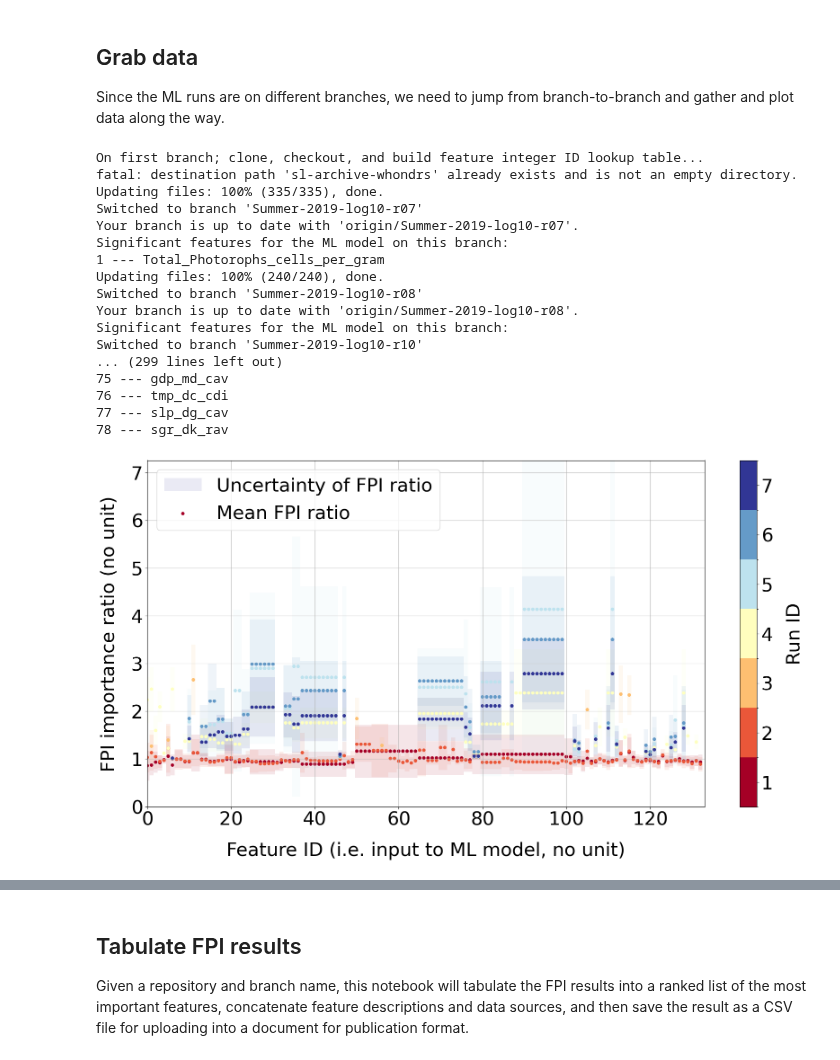
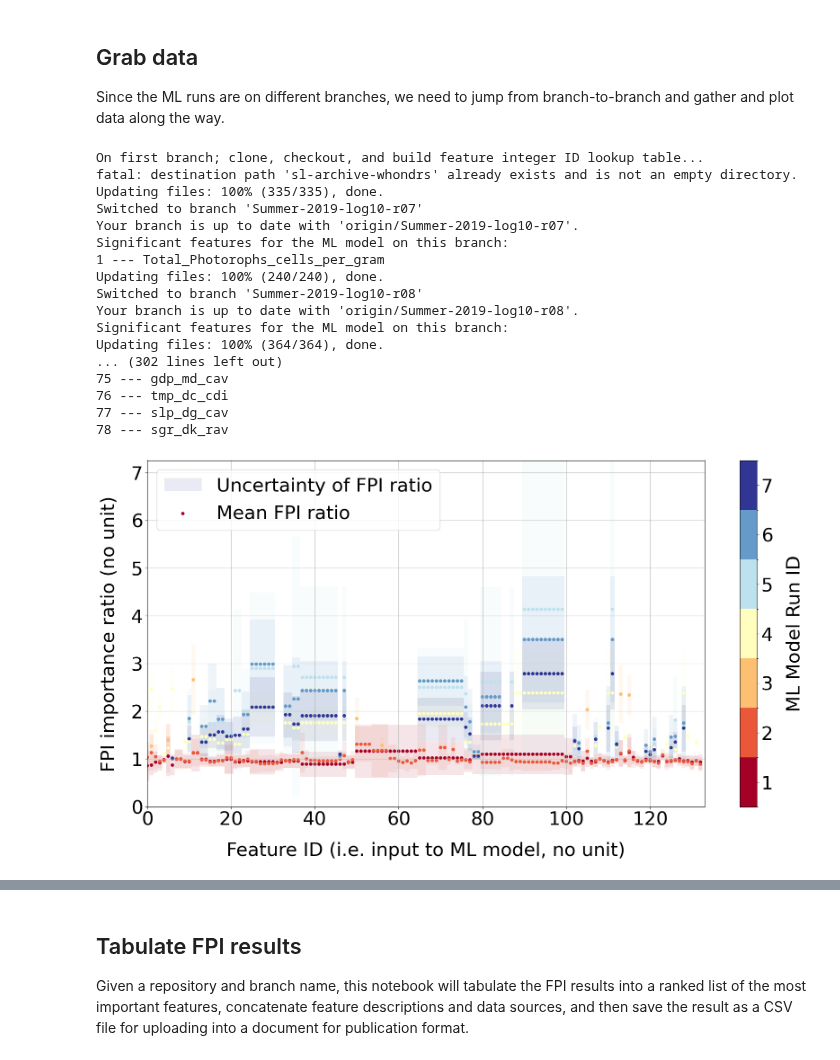
Before and after one commit to parallelworks/sl-archive-whondrs, a Jupyter notebook: examples/fig04-05-06-ML-results.ipynb, the cells around one changed output, grey strips where cells are left out. Drawn from its saved outputs; the diff is of its cells as text; code cells hidden in the pictures.

```diff
--- a/examples/fig04-05-06-ML-results.ipynb
+++ b/examples/fig04-05-06-ML-results.ipynb
@@ -150,7 +150,7 @@ norm = mpl.colors.BoundaryNorm(bounds, cmap.N) #, extend='Both')
 # Set up colorbar
 cbar_handle = fig.colorbar(mpl.cm.ScalarMappable(norm=norm, cmap=cmap),
              ax=ax, orientation='vertical', ticks=ticks) #, label='Run ID', labelpad=20)
-cbar_handle.set_label('Run ID', labelpad=20)
+cbar_handle.set_label('ML Model Run ID', labelpad=20)
 # Keep track of the number of features discovered as branches are loaded
 num_features = 0
 
@@ -351,36 +351,36 @@ for ll,branch in enumerate(list_branches):
 # Scatter color plot the means
 # Note that I need to scale the color data manually so it matches
 # the colormap I set above.
 dot_handle = ax.scatter(scatter_id,scatter_mean,s=scatter_size,c=cmap((np.array(scatter_color, dtype='float32') - 1)/(len(list_branches) - 1)))
 
 ax.grid()
 ax.legend([rect,dot_handle],["Uncertainty of FPI ratio","Mean FPI ratio"], prop=font)
 plt.xlim(0,len(feature_id_name_dict))
 plt.ylim(0,fpi_max)
 
 plt.xlabel('Feature ID (i.e. input to ML model, no unit)', labelpad=20) #, fontsize=18)
 plt.ylabel('FPI importance ratio (no unit)', labelpad=20) #, fontsize=18)
 
 plt.savefig('fig06-FPI-summary.pdf')
 # %% [output]
 On first branch; clone, checkout, and build feature integer ID lookup table...
 fatal: destination path 'sl-archive-whondrs' already exists and is not an empty directory.
 Updating files: 100% (335/335), done.
 Switched to branch 'Summer-2019-log10-r07'
 Your branch is up to date with 'origin/Summer-2019-log10-r07'.
 Significant features for the ML model on this branch:
 1 --- Total_Photorophs_cells_per_gram
 Updating files: 100% (240/240), done.
 Switched to branch 'Summer-2019-log10-r08'
 Your branch is up to date with 'origin/Summer-2019-log10-r08'.
 Significant features for the ML model on this branch:
-Switched to branch 'Summer-2019-log10-r10'
-... (299 lines left out)
+Updating files: 100% (364/364), done.
+... (302 lines left out)
 75 --- gdp_md_cav
 76 --- tmp_dc_cdi
 77 --- slp_dg_cav
 78 --- sgr_dk_rav
-[figure, old version]
+[figure, new version]
 # %%
 # Set up side-by-side plot
 fig, (ax0, ax1)  = plt.subplots(2,1,figsize=(20,20))
```
Also changed, not shown: parts of 3 cells of this notebook, 5 other files.
